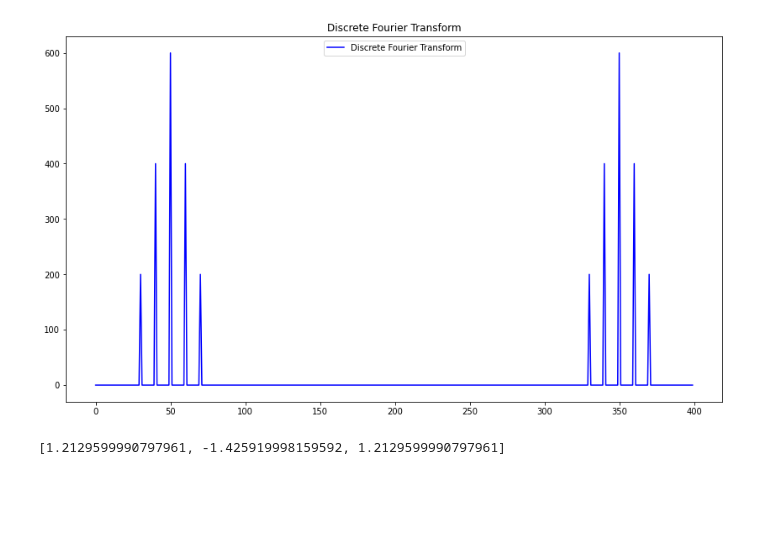
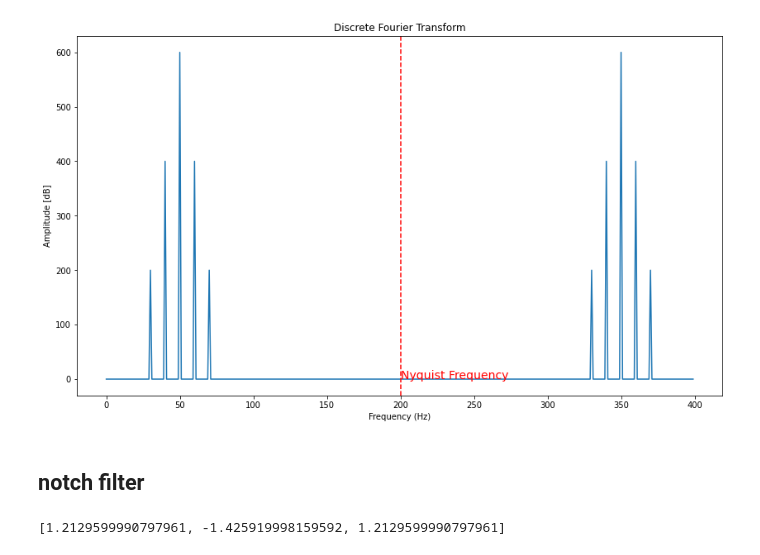
Before and after one commit to a-m-kyp/BioMedical-Signal-Processing, a Jupyter notebook: Final/Biomedical Signal Processing - Exam.ipynb, the cells around one changed output. Cells and saved outputs as stored; diff of their text form; code cells hidden in the pictures; blank space fills up the shorter version.

```diff
--- a/Final/Biomedical Signal Processing - Exam.ipynb
+++ b/Final/Biomedical Signal Processing - Exam.ipynb
@@ -24,7 +24,6 @@ def plot(data, title, color="blue", axes=None, y=None):
 # plt.show()
 # %%
 # Consider a fourier series with sum of sine waves: A sin(2 π f t + ϕ)
-# wher A is domain amplitude, f is frequency, ϕ is phase, and t is time.
 # A   | f (HZ) | ϕ (DEG) | t (SEC)
 # ----|--------|----
 # 1   | 30     | 0
@@ -33,7 +32,7 @@ def plot(data, title, color="blue", axes=None, y=None):
 # 2   | 60     | 0
 # 1   | 70     | pi/2
 # x(t) = A sin(2πft + φ) time domain.
-# A in the Amplitude parameter. (A is the signal magnitude, and ϕ corresponds to signal phase)
+# A in the Amplitude parameter. (signal magnitude)
 # ϕ in radians in the Phase offset parameter.
 # f in hertz in the Frequency parameter.
 # x(t) = A exp(j(2πft + ϕ)) = A {cos(2πft + ϕ) + j sin(2πft + ϕ)}
@@ -42,20 +41,23 @@ A = np.array([1, 2, 3, 2, 1])
 f = np.array([30, 40, 50, 60, 70])
 phi = np.array([0, np.pi/2, 0, 0, np.pi/2])
 
-sampling_freq = 400        # sampling frequency - samples per second)
+sampling_freq = 400        # sampling frequency - samples per second
 delta_t = 1/sampling_freq  # sampling period
 freq_domain_signal = np.zeros(int(1/delta_t))
 plt.figure(figsize=(16, 10))
 for i in range(len(A)):
     sine_waves = A[i]*np.sin(2*np.pi*f[i]*np.arange(0, 1, delta_t) + phi[i])
-    plt.plot(sine_waves[:90], marker='.', label='f = ' + str(f[i]) + ' Hz')
+    plt.plot(sine_waves[:90], marker='.', label='f = ' + str(f[i]) + ' Hz' + '\n' + 'ϕ = ' + str(phi[i]))
     freq_domain_signal += A[i] * np.sin(2 * np.pi * f[i] * delta_t * np.arange(len(freq_domain_signal)) + phi[i])
+
+plt.title("Sine waves")
+plt.legend(loc='best')
 plt.show()
 
-plt.figure(figsize=(16, 5))
+plt.figure(figsize=(16, 8))
 plt.plot(freq_domain_signal)
 plt.xlabel('Time (s)')
 plt.ylabel('Amplitude [dB]')
-plt.title('Frequency Domain Signal')
+plt.title('Frequency Domain Signal sampled with ' + str(sampling_freq) + ' Hz sampling frequency')
 plt.show()
 # %% [output]
@@ -64,11 +66,19 @@ plt.show()
 # %%
 # The Discrete Fourier Transform.
 dft = np.fft.fft(freq_domain_signal)
-fig, axs = plt.subplots(nrows=1, ncols=1, figsize=(14, 8))
-plot(np.abs(dft), title="Discrete Fourier Transform", color="blue", axes=axs)
+plt.figure(figsize=(14, 8))
+plt.plot(np.arange(len(dft)), np.abs(dft))
+plt.xlabel('Frequency (Hz)')
+plt.ylabel('Amplitude [dB]')
+plt.title('Discrete Fourier Transform')
+plt.axvline(x=len(dft)/2, color='red', linestyle='--')
+# show nyquist frequency on plot
+plt.text(len(dft)/2, 0, 'Nyquist Frequency', color='red', fontsize=14)
 plt.show()
 # %% [output]
-[figure, old version]
+[figure, new version]
+# %% [markdown]
+## notch filter
 # %%
 cutoff_freq = 60
 sampling_freq = 400
```
Also changed, not shown: parts of 3 cells of this notebook.
